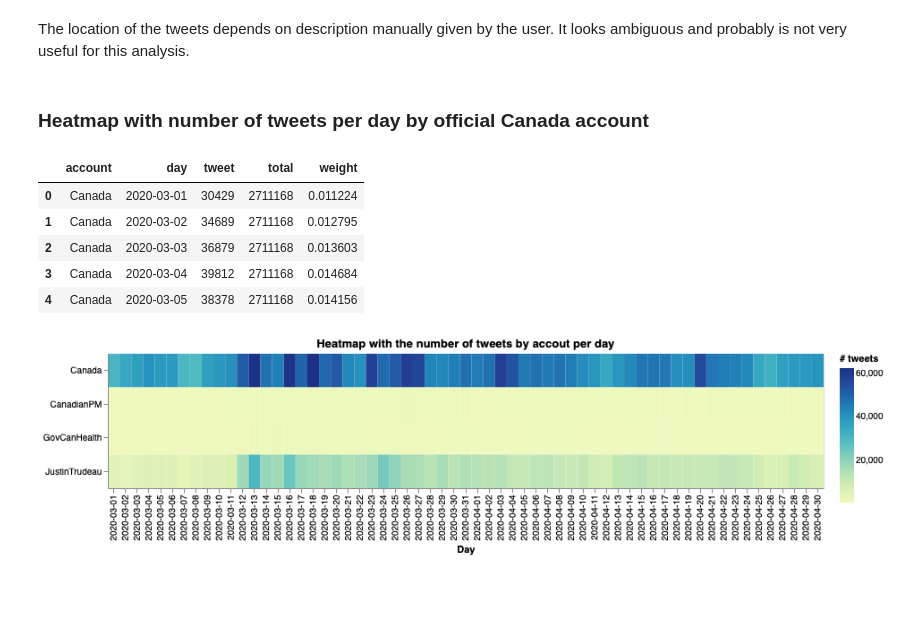
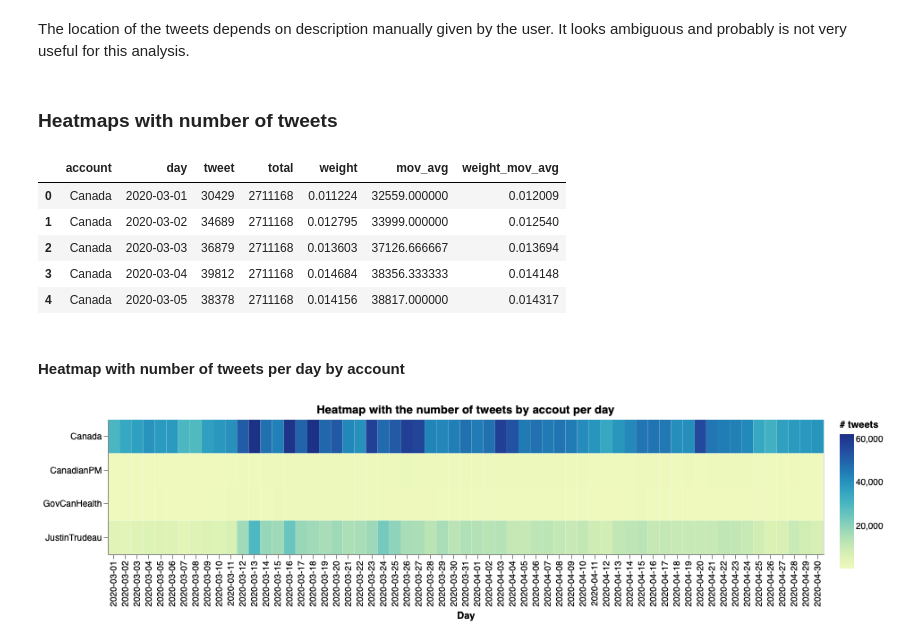
Before and after one commit to vcuspinera/Canada_response_covid, a Jupyter notebook: src/eda.ipynb, the cells around one changed output. Drawn from its saved outputs; the diff is of its cells as text; code cells hidden in the pictures; blank space fills up the shorter version.

```diff
--- a/src/eda.ipynb
+++ b/src/eda.ipynb
@@ -382,3 +382,5 @@ pd.DataFrame(df_tot.groupby(['location'])['tweet'].count()).reset_index().sort_v
 223513 rows × 2 columns
 # %% [markdown]
 The location of the tweets depends on description manually given by the user. It looks ambiguous and probably is not very useful for this analysis.
+# %% [markdown]
+### Heatmaps with number of tweets
@@ -385,19 +395,23 @@ The location of the tweets depends on description manually given by the user. It
+# %%
+# moving average
+df_aux2 = pd.DataFrame()
+for i in df_aux.account.unique():
+    xxx = df_aux[df_aux.account == i][['tweet']].rolling(3, min_periods=1, center=True).mean()
+    xxx['account'] = i
+    df_aux2 = pd.concat([df_aux2, xxx])
+df_aux2.rename(columns = {'tweet': 'mov_avg'}, inplace=True)
+
+# moving average
+df_aux3 = pd.concat([df_aux, df_aux2[['mov_avg']]], axis=1)
+df_aux3['weight_mov_avg'] = df_aux3['mov_avg']/df_aux3['total']
+df_aux3.head()
+# %% [output]
+|  | account | day | tweet | total | weight | mov_avg | weight_mov_avg |
+| 0 | Canada | 2020-03-01 | 30429 | 2711168 | 0.011224 | 32559.000000 | 0.012009 |
+| 1 | Canada | 2020-03-02 | 34689 | 2711168 | 0.012795 | 33999.000000 | 0.012540 |
+| 2 | Canada | 2020-03-03 | 36879 | 2711168 | 0.013603 | 37126.666667 | 0.013694 |
+| 3 | Canada | 2020-03-04 | 39812 | 2711168 | 0.014684 | 38356.333333 | 0.014148 |
+| 4 | Canada | 2020-03-05 | 38378 | 2711168 | 0.014156 | 38817.000000 | 0.014317 |
 # %% [markdown]
-### Heatmap with number of tweets per day by official Canada account
+#### Heatmap with number of tweets per day by account
-# %%
-# wrangling data
-source = df_tot.groupby(['account', 'day'])['tweet'].count().reset_index()
-aux_tot = df_tot.groupby(['account'])['tweet'].count().reset_index().rename(columns = {'tweet': 'total'})
-
-# auxiliar dataframe
-df_aux = pd.merge(source, aux_tot, on='account', how='left')
-df_aux['weight'] = df_aux['tweet']/df_aux['total']
-df_aux.head()
-# %% [output]
-|  | account | day | tweet | total | weight |
-| 0 | Canada | 2020-03-01 | 30429 | 2711168 | 0.011224 |
-| 1 | Canada | 2020-03-02 | 34689 | 2711168 | 0.012795 |
-| 2 | Canada | 2020-03-03 | 36879 | 2711168 | 0.013603 |
-| 3 | Canada | 2020-03-04 | 39812 | 2711168 | 0.014684 |
-| 4 | Canada | 2020-03-05 | 38378 | 2711168 | 0.014156 |
 # %%
```
Also changed, not shown: parts of 13 cells of this notebook.
